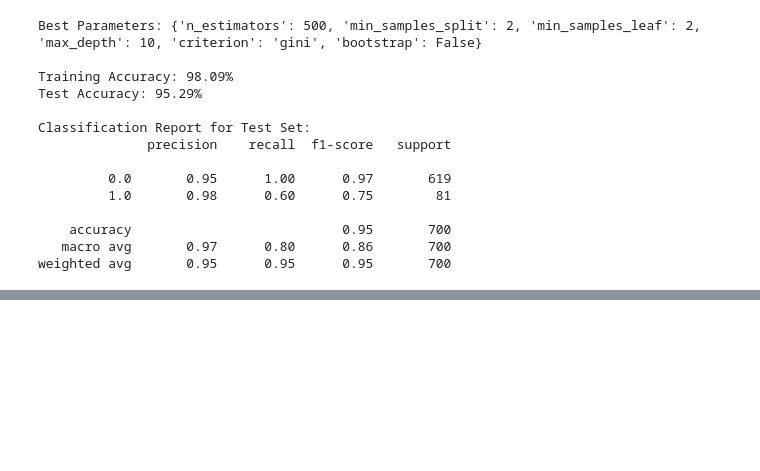
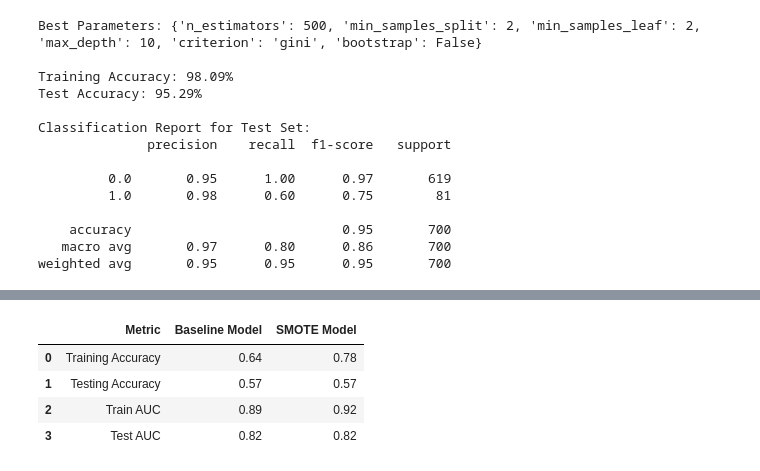
Before and after one commit to mojay6111/Phase_3_project_DS_ML, a Jupyter notebook: edwin.ipynb, the cells around one changed output, grey strips where cells are left out. Cells and saved outputs as stored; diff of their text form; code cells hidden in the pictures; blank space fills up the shorter version.

```diff
--- a/edwin.ipynb
+++ b/edwin.ipynb
@@ -808,0 +1002,16 @@ plt.show()
+# %%
+# Data for the models
+data = {'Metric': ['Training Accuracy', 'Testing Accuracy', 'Train AUC', 'Test AUC'],
+    'Baseline Model':[0.64, 0.57, 0.89, 0.82],
+    'SMOTE Model': [0.78, 0.57, 0.92, 0.82]}
+
+
+# Create a DataFrame
+base_smote_features_df = pd.DataFrame(data)
+base_smote_features_df
+# %% [output]
+|  | Metric | Baseline Model | SMOTE Model |
+| 0 | Training Accuracy | 0.64 | 0.78 |
+| 1 | Testing Accuracy | 0.57 | 0.57 |
+| 2 | Train AUC | 0.89 | 0.92 |
+| 3 | Test AUC | 0.82 | 0.82 |
```
Also changed, not shown: parts of 28 cells of this notebook.
